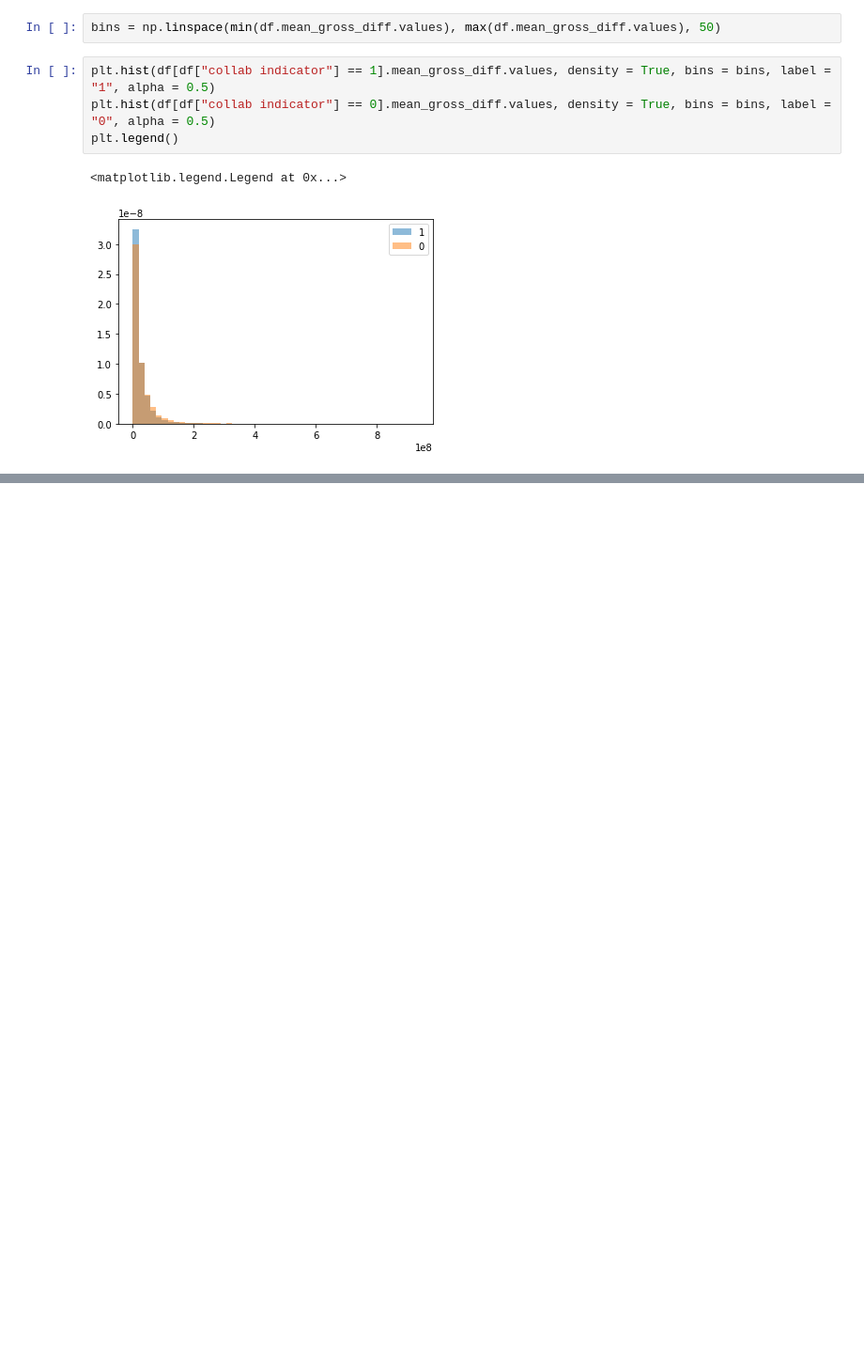
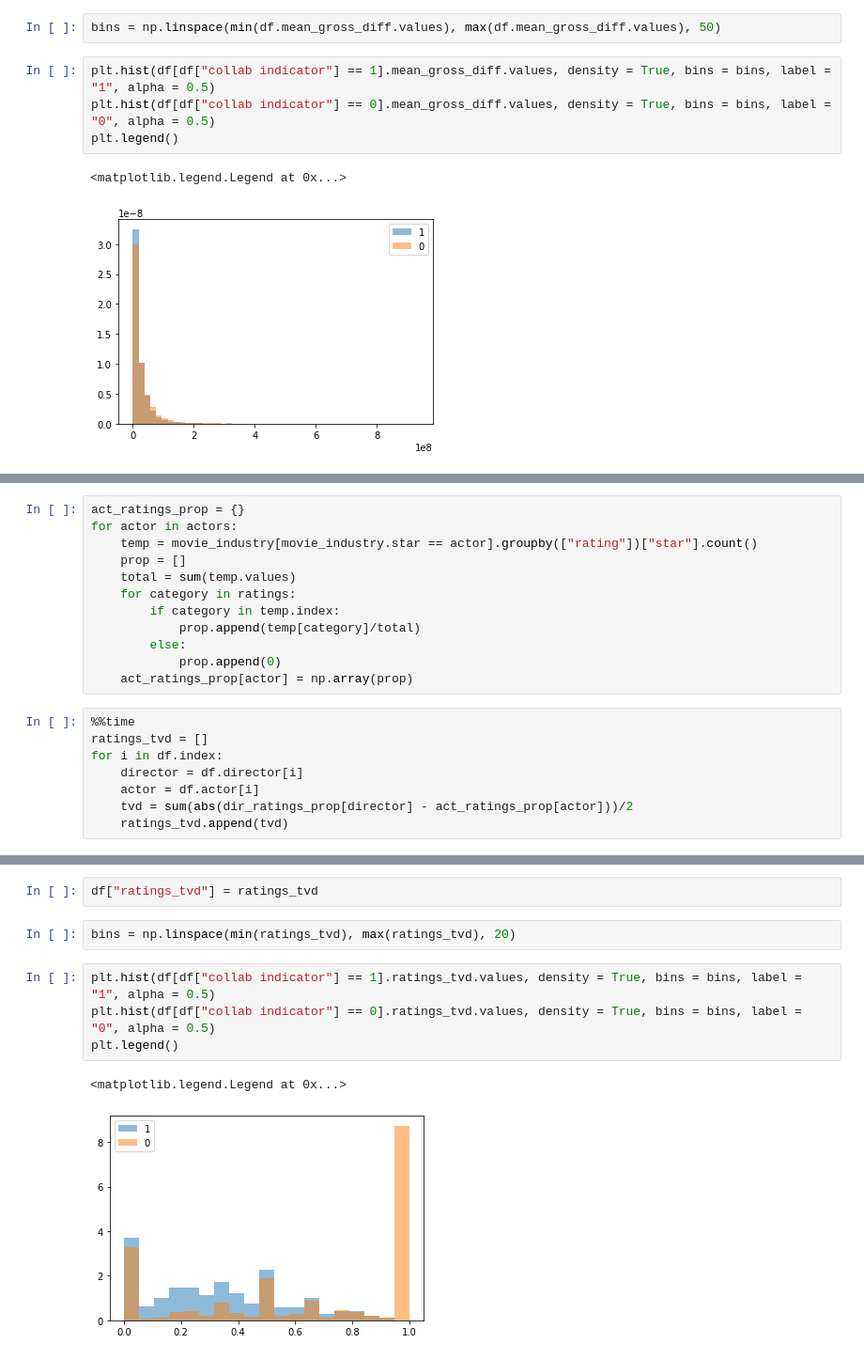
Before and after one commit to marlinfiggins/West-Coast-Datathon-F2020, a Jupyter notebook: notebooks/Covariate_testing.ipynb, the cells around one changed output, grey strips where cells are left out. Shown at 94% size. Saved outputs shown, nothing was run; the diff lists cells and outputs as text; blank space fills up the shorter version.

```diff
--- a/notebooks/Covariate_testing.ipynb
+++ b/notebooks/Covariate_testing.ipynb
@@ -167,0 +266,20 @@ Ttest_indResult(statistic=0.0, pvalue=1.0)
+# %%
+act_ratings_prop = {}
+for actor in actors:
+    temp = movie_industry[movie_industry.star == actor].groupby(["rating"])["star"].count()
+    prop = []
+    total = sum(temp.values)
+    for category in ratings:
+        if category in temp.index:
+            prop.append(temp[category]/total)
+        else:
+            prop.append(0)
+    act_ratings_prop[actor] = np.array(prop)
+# %%
+%%time
+ratings_tvd = []
+for i in df.index:
+    director = df.director[i]
+    actor = df.actor[i]
+    tvd = sum(abs(dir_ratings_prop[director] - act_ratings_prop[actor]))/2
+    ratings_tvd.append(tvd)
@@ -167,0 +289,11 @@ Ttest_indResult(statistic=0.0, pvalue=1.0)
+# %%
+df["ratings_tvd"] = ratings_tvd
+# %%
+bins = np.linspace(min(ratings_tvd), max(ratings_tvd), 20)
+# %%
+plt.hist(df[df["collab indicator"] == 1].ratings_tvd.values, density = True, bins = bins, label = "1", alpha = 0.5)
+plt.hist(df[df["collab indicator"] == 0].ratings_tvd.values, density = True, bins = bins, label = "0", alpha = 0.5)
+plt.legend()
+# %% [output]
+<matplotlib.legend.Legend at 0x...>
+[figure, added]
```
Also changed, not shown: parts of 51 cells of this notebook.
